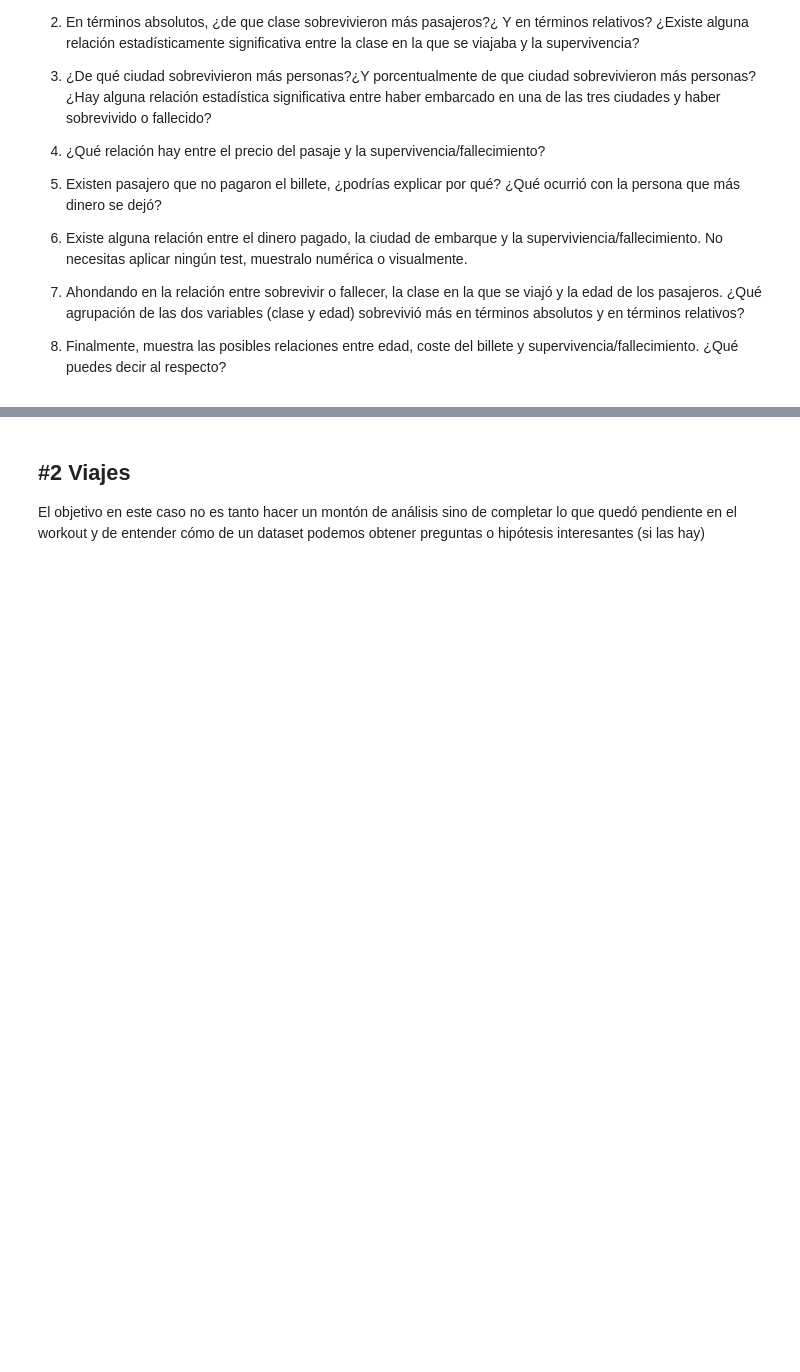
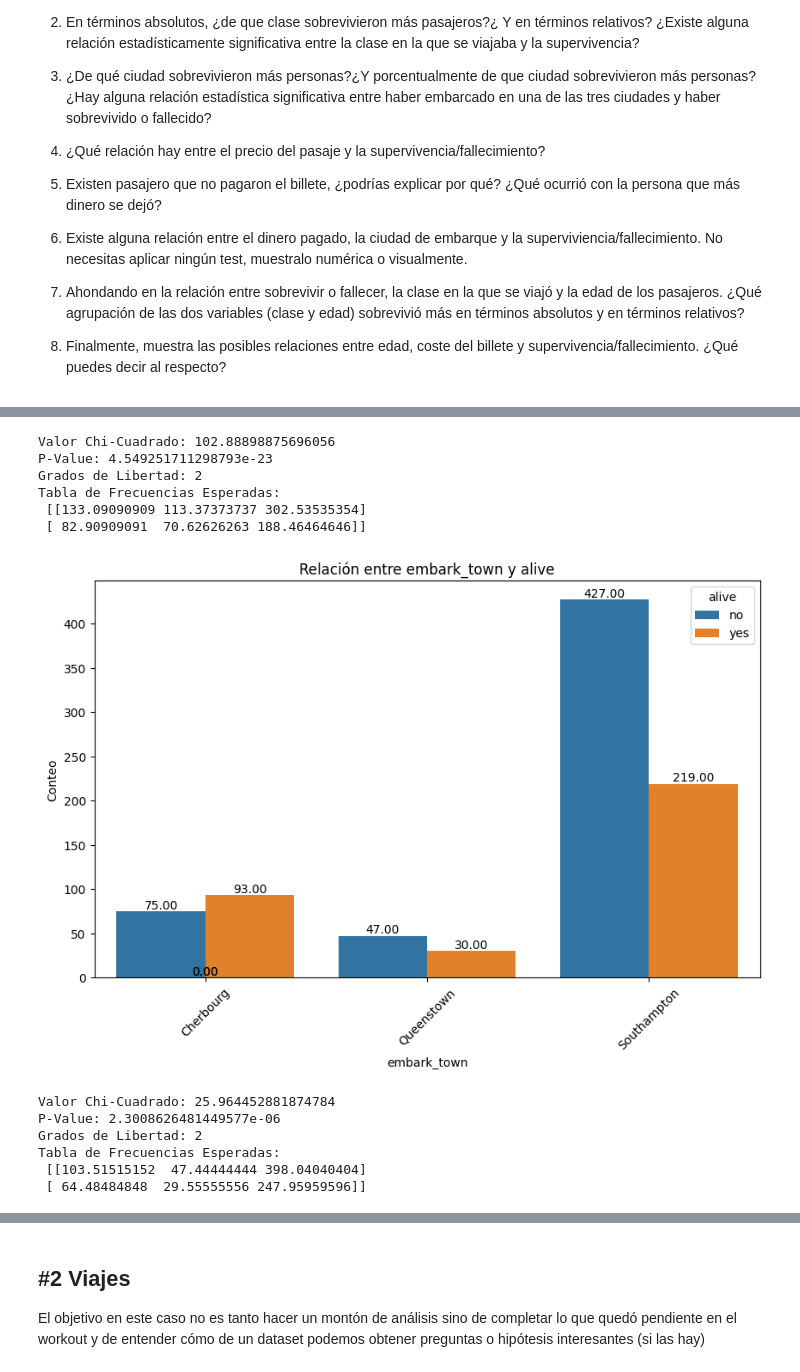
Before and after one commit to Angie-are/ONLINE_DS_THEBRIDGE_CURSO, a Jupyter notebook: 03_Analisis_de_Datos/Sprint_07/Unidad_02_Analisis__Bivariante_Multivariante/18_Practica_Obligatoria_Multivariante.ipynb, the cells around one changed output, grey strips where cells are left out. Cells and saved outputs as stored; diff of their text form; code cells hidden in the pictures; blank space fills up the shorter version.

```diff
--- a/03_Analisis_de_Datos/Sprint_07/Unidad_02_Analisis__Bivariante_Multivariante/18_Practica_Obligatoria_Multivariante.ipynb
+++ b/03_Analisis_de_Datos/Sprint_07/Unidad_02_Analisis__Bivariante_Multivariante/18_Practica_Obligatoria_Multivariante.ipynb
@@ -74,0 +173,36 @@ Realiza los análisis bivariantes o multivariantes que necesites, así como los
+# %%
+tabla_contigencia = pd.crosstab(df_titanic["alive"], df_titanic["class"])
+
+chi2, p, dof, expected = chi2_contingency(tabla_contigencia)
+
+print("Valor Chi-Cuadrado:", chi2)
+print("P-Value:", p)
+print("Grados de Libertad:", dof)
+print("Tabla de Frecuencias Esperadas:\n", expected)
+# %% [output]
+Valor Chi-Cuadrado: 102.88898875696056
+P-Value: 4.549251711298793e-23
+Grados de Libertad: 2
+Tabla de Frecuencias Esperadas:
+ [[133.09090909 113.37373737 302.53535354]
+ [ 82.90909091  70.62626263 188.46464646]]
+# %%
+plot_categorical_relationship_fin(df_titanic, "embark_town", "alive", show_values= True)
+# %% [output]
+[figure, added]
+# %%
+tabla_contigencia = pd.crosstab(df_titanic["alive"], df_titanic["embark_town"])
+
+chi2, p, dof, expected = chi2_contingency(tabla_contigencia)
+
+print("Valor Chi-Cuadrado:", chi2)
+print("P-Value:", p)
+print("Grados de Libertad:", dof)
+print("Tabla de Frecuencias Esperadas:\n", expected)
+# %% [output]
+Valor Chi-Cuadrado: 25.964452881874784
+P-Value: 2.3008626481449577e-06
+Grados de Libertad: 2
+Tabla de Frecuencias Esperadas:
+ [[103.51515152  47.44444444 398.04040404]
+ [ 64.48484848  29.55555556 247.95959596]]
```
Also changed, not shown: parts of 18 cells of this notebook.
